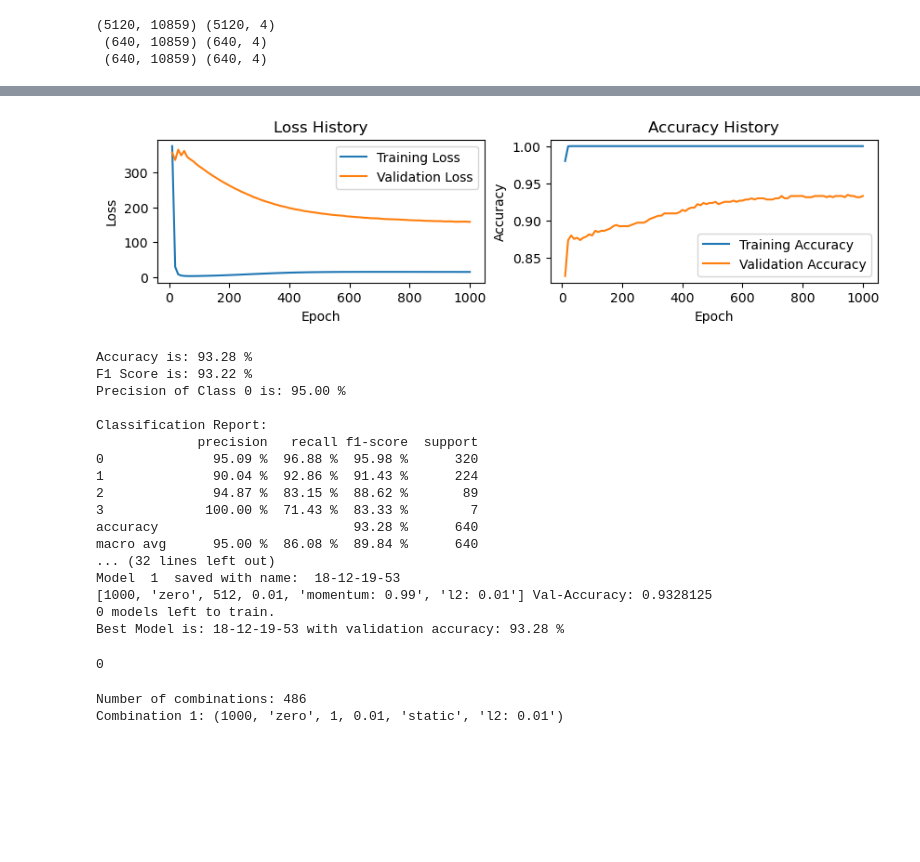
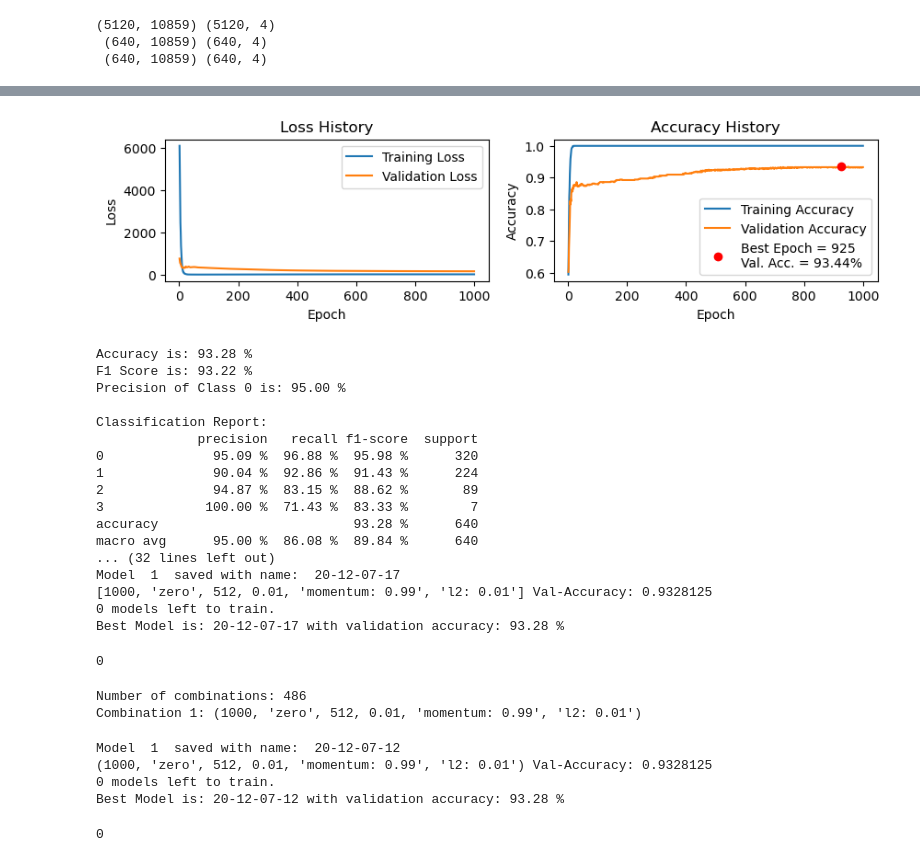
Before and after one commit to mehmetbayik/Alzheimer-MRI-Prediction-from-Scratch, a Jupyter notebook: logistic.ipynb, the cells around one changed output, grey strips where cells are left out. Cells and saved outputs as stored; diff of their text form; code cells hidden in the pictures; blank space fills up the shorter version.

```diff
--- a/logistic.ipynb
+++ b/logistic.ipynb
@@ -81,9 +81,13 @@ class LogisticRegression():
         ax[0].set_xlabel('Epoch')
         ax[0].set_ylabel('Loss')
         ax[0].legend()
-
+        # find best validation accuracy and its epoch
+        best_val_acc = np.max(self.history[3])
+        best_val_acc_epoch = (np.argmax(self.history[3]) + 1)*self.history_steps1
+        label='Best Epoch = '+str(best_val_acc_epoch)+'\nVal. Acc. = '+str((best_val_acc*100).round(2))+ '%'
         ax[1].plot(index, self.history[1], label='Training Accuracy')
         ax[1].plot(index, self.history[3], label='Validation Accuracy')
+        ax[1].plot(best_val_acc_epoch, best_val_acc, 'ro', label=label)
         ax[1].set_title('Accuracy History')
         ax[1].set_xlabel('Epoch')
         ax[1].set_ylabel('Accuracy')
@@ -111,7 +115,7 @@ class LogisticRegression():
 
     def fit(self, X_nonbiased, y, X_val, y_val, now = None, print_result = True,max_epoch=400,
             batch_size=5120, weight_init='zero', lr=0.01, lr_type = 'static', regularization='l2: 0.01',
-            history_steps = 10, print_step = 100):
+            history_steps = 50, print_step = 100):
         start_time = datetime.datetime.now()
         # if there isn't model-comparison folder, create it
         if not os.path.exists('model-comparison'):
@@ -262,9 +266,17 @@ class LogisticRegression():
         y = np.argmax(P, axis=1)
         return y
     def save_weights(self):
+        # save history steps
+        with open('model-comparison/{}/history_steps.txt'.format(self.now), 'w') as f:
+            f.write(str(self.history_steps1))
+        # save weights (bias included in W)
         filename = 'model-comparison/{}/weights.npy'.format(self.now)
         np.save(filename, self.W)
     def load_weights(self, now):
+        # load history steps
+        with open('model-comparison/{}/history_steps.txt'.format(now), 'r') as f:
+            self.history_steps1 = int(f.read())
+        # load weights (bias included in W)
         filename = 'model-comparison/{}/weights.npy'.format(now)
         self.W = np.load(filename)
         self.now = now
@@ -356,7 +368,7 @@ class EvaluateModel():
         annot.loc['accuracy','recall'] = ''
         return annot
 # %%
-def GridSearch(model_options, X_train, y_train, X_val, y_val, X_test, y_test, print_result=False, seed=42):
+def GridSearch(model_options, X_train, y_train, X_val, y_val, X_test, y_test, print_result=False, seed=42, history_steps=1):
     # Grid Search Function
     best_metric = 0
     for i in range(len(model_options)):
@@ -371,7 +383,7 @@ def GridSearch(model_options, X_train, y_train, X_val, y_val, X_test, y_test, pr
             os.mkdir('model-comparison/'+now)
         model = LogisticRegression(seed=seed)
         start_time = datetime.datetime.now()
-        model.fit(X_train, y_train, X_val, y_val, now, print_result=print_result, max_epoch=models[0],
+        model.fit(X_train, y_train, X_val, y_val, now, print_result=print_result, max_epoch=models[0], history_steps=history_steps,
                   weight_init= models[1], batch_size=models[2], lr=models[3], lr_type=models[4], regularization=models[5])
         end_time = datetime.datetime.now()
         time_elapsed = str(end_time - start_time)[2:7]
@@ -405,7 +417,7 @@ def TrainModel(max_epoch, batch_size, weight_init, lr, lr_type, regularization):
 model_parameters = TrainModel(
     max_epoch=1000, batch_size=512, weight_init='zero', lr=0.01, lr_type='momentum: 0.99', regularization='l2: 0.01')
 
-GridSearch(model_parameters, X_train, y_train, X_val, y_val, X_test, y_test, print_result=True, seed=42)
+GridSearch(model_parameters, X_train, y_train, X_val, y_val, X_test, y_test, print_result=True, seed=42, history_steps=1)
 
 os.system(finish_sound)
 # %% [output]
@@ -423,6 +435,6 @@ Training finished. Time elapsed: 0:03:36.860868
 
 Accuracy:  1.0 Val. Accuracy:  0.932
-[figure, old version]
+[figure, new version]
 Accuracy is: 93.28 %
 F1 Score is: 93.22 %
 Precision of Class 0 is: 95.00 %
@@ -436,11 +448,36 @@ Classification Report:
 accuracy                         93.28 %      640
 macro avg      95.00 %  86.08 %  89.84 %      640
 ... (32 lines left out)
-Model  1  saved with name:  18-12-19-53
+Model  1  saved with name:  20-12-07-17
 [1000, 'zero', 512, 0.01, 'momentum: 0.99', 'l2: 0.01'] Val-Accuracy: 0.9328125
 0 models left to train.
-Best Model is: 18-12-19-53 with validation accuracy: 93.28 %
+Best Model is: 20-12-07-17 with validation accuracy: 93.28 %
 0
+# %%
+# Grid Search Combinations
+
+max_epoch = [1000]
+weight_init = ['zero', 'uniform', 'normal']
+batch_size = [512, 5120, 1]
+lr = [0.01, 0.005, 0.001]
+lr_type = ['momentum: 0.99', 'static', 'adaptive']
+regularization = ['l2: 0.01', 'l2: 0.001', 'l2: 0.0001', 'l1: 0.01', 'l1: 0.001', 'l1: 0.0001']
+params = [max_epoch, weight_init, batch_size, lr, lr_type, regularization]
+model_options = list(product(*params))
+print('Number of combinations:', len(model_options))
+print('Combination 1:', model_options[0])
+# %% [output]
+Number of combinations: 486
+Combination 1: (1000, 'zero', 512, 0.01, 'momentum: 0.99', 'l2: 0.01')
+# %%
+GridSearch(model_options[0:1], X_train, y_train, X_val, y_val, X_test, y_test, seed=42, history_steps=100)
+os.system(finish_sound)
+# %% [output]
+Model  1  saved with name:  20-12-07-12
+(1000, 'zero', 512, 0.01, 'momentum: 0.99', 'l2: 0.01') Val-Accuracy: 0.9328125
+0 models left to train.
+Best Model is: 20-12-07-12 with validation accuracy: 93.28 %
+0
 # %%
 # # Train new model
 # now = datetime.datetime.now().strftime("%d-%m-%H-%M")
@@ -479,19 +516,3 @@ Best Model is: 18-12-19-53 with validation accuracy: 93.28 %
 # # Test Set Results
 # y_pred = model.predict(X_test)
 # results = EvaluateModel(y_test, y_pred, 'test', now, save=False)
-# %%
-# Grid Search Combinations
-
-max_epoch = [1000]
-weight_init = ['zero', 'uniform', 'normal']
-batch_size = [1, 512, 5120]
-lr = [0.01, 0.005, 0.001]
-lr_type = ['static', 'adaptive', 'momentum: 0.99']
-regularization = ['l2: 0.01', 'l2: 0.001', 'l2: 0.0001', 'l1: 0.01', 'l1: 0.001', 'l1: 0.0001']
-params = [max_epoch, weight_init, batch_size, lr, lr_type, regularization]
-model_options = list(product(*params))
-print('Number of combinations:', len(model_options))
-print('Combination 1:', model_options[0])
-# %% [output]
-Number of combinations: 486
-Combination 1: (1000, 'zero', 1, 0.01, 'static', 'l2: 0.01')
```
Also changed, not shown: parts of 3 cells of this notebook, 2 other files.
